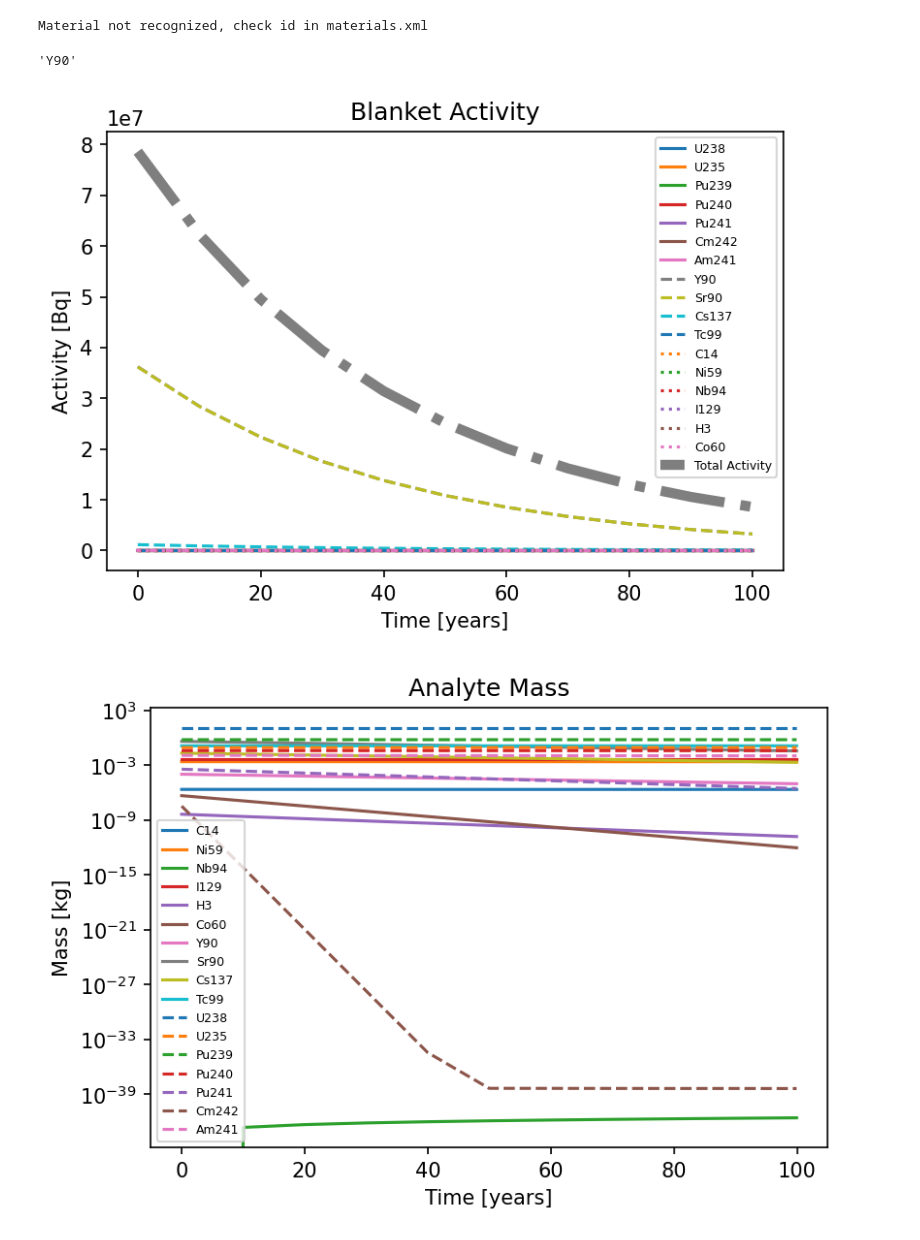
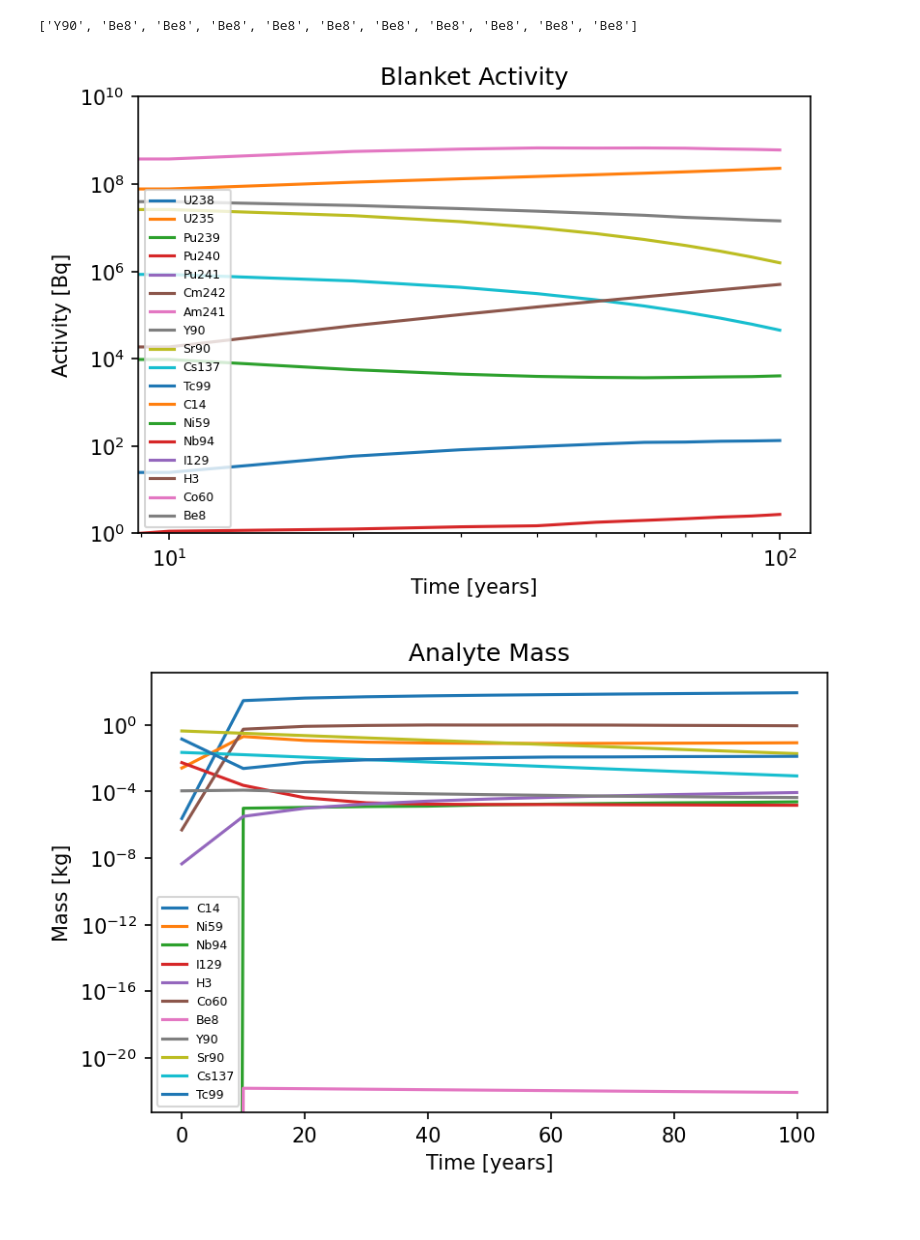
Before and after one commit to j-fletcher/barc_blanket, a Jupyter notebook: postprocess_depletion.ipynb, the cells around one changed output. Saved outputs shown, nothing was run; the diff lists cells and outputs as text; code cells hidden in the pictures.

```diff
--- a/postprocess_depletion.ipynb
+++ b/postprocess_depletion.ipynb
@@ -3,13 +3,13 @@ import openmc
 import openmc.deplete
 import matplotlib.pyplot as plt
 # %%
-filename = "./depletion_results/barc-v2-5-percent-waste-lowfidelity"
+filename = "./depletion_results/barc-v3-5-percent-waste-pu-removed"
 result = openmc.deplete.Results(filename+'/depletion_results.h5')
 # %%
-problem_nuclides = ["C14","Ni59","Nb94","I129","H3","Co60"]
+problem_nuclides = ["C14","Ni59","Nb94","I129","H3","Co60",'Be8']
 actinides = ["U238","U235","Pu239","Pu240","Pu241","Cm242","Am241"]
 fission_products = ['Y90',"Sr90","Cs137","Tc99"]
-test = ["Sr90","Y90"]
+test = ["Be8"]
 
 try:
     times, activities = result.get_activity(mat="15",by_nuclide=True)
@@ -17,55 +17,59 @@ try:
 except KeyError:
     times, activities = result.get_activity(mat="12",by_nuclide=True)
     times, total_activity = result.get_activity(mat="12")
-    print("Material not recognized, check id in materials.xml")
+    #print("Material not recognized, check id in materials.xml")
 
 activities[0]
-max_key = max(activities[0], key=activities[0].get)
-
-max_key
+max_keys = [max(activities[i], key=activities[i].get) for i in range(len(activities))]
+print(max_keys)
 # %% [output]
-Material not recognized, check id in materials.xml
+['Y90', 'Be8', 'Be8', 'Be8', 'Be8', 'Be8', 'Be8', 'Be8', 'Be8', 'Be8', 'Be8']
-'Y90'
 # %%
 fig, ax = plt.subplots(dpi=150)
 
-for i in actinides:
-    values = [ia[i] for ia in activities]
-    ax.plot(times/60/60/24/365, values, label=i)
-
-for i in fission_products:
+for i in actinides+fission_products+problem_nuclides:
+    try:
+        values = [ia[i] for ia in activities]
+    except:
+        continue
+    ax.loglog(times/60/60/24/365, values, label=i)
+'''
+for i in test:
     values = [ia[i] for ia in activities]
     ax.plot(times/60/60/24/365, values, label=i,ls="--")
 
 for i in problem_nuclides:
     values = [ia[i] for ia in activities]
     ax.plot(times/60/60/24/365, values, label=i,ls=":")
-
-ax.plot(times/60/60/24/365,total_activity,label="Total Activity",ls="-.", lw=5)
+'''
+#ax.plot(times/60/60/24/365,total_activity,label="Total Activity",ls="-.", lw=5)
 ax.legend(fontsize=6)
-#ax.set_ylim(1e0,1e8)
+ax.set_ylim(1e0,1e10)
 plt.xlabel("Time [years]")
 plt.ylabel("Activity [Bq]")
 plt.title("Blanket Activity")
 plt.savefig("old.png")
 # %% [output]
-[figure, old version]
+[figure, new version]
 # %%
 # plot analyte masses
 fig, ax = plt.subplots(dpi=150)
+
 for i in problem_nuclides+fission_products:
+    times, mass = result.get_mass(mat='15', nuc=i, time_units='a', mass_units='kg')
+    ax.semilogy(times, mass, label=i)
+"""
+for i in test:
     times, mass = result.get_mass(mat='12', nuc=i, time_units='a', mass_units='kg')
-    ax.semilogy(times, mass, label=i)
-for i in actinides:
-    times, mass = result.get_mass(mat='12', nuc=i, time_units='a', mass_units='kg')
-    ax.semilogy(times, mass, label=i, ls="--")
+    ax.plot(times, mass, label=i, ls="--")
+"""
 ax.set_title("Analyte Mass")
 ax.set_xlabel("Time [years]")
 ax.set_ylabel("Mass [kg]")
 ax.legend(fontsize=6)
 plt.show()
 # %% [output]
-[figure, old version]
+[figure, new version]
 # %%
 times, heat = result.get_decay_heat(mat='15')
 fig, ax = plt.subplots(dpi=150)
```
Also changed, not shown: parts of 3 cells of this notebook, 2 other files.
